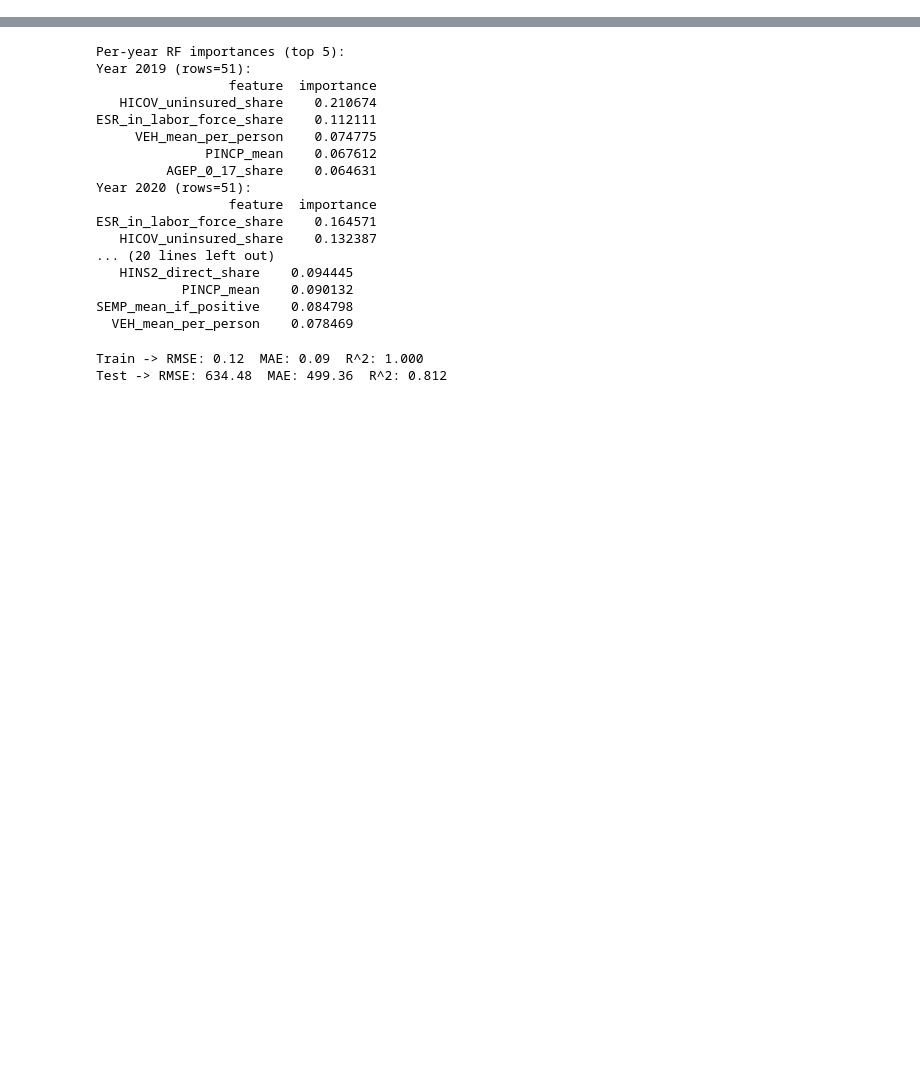
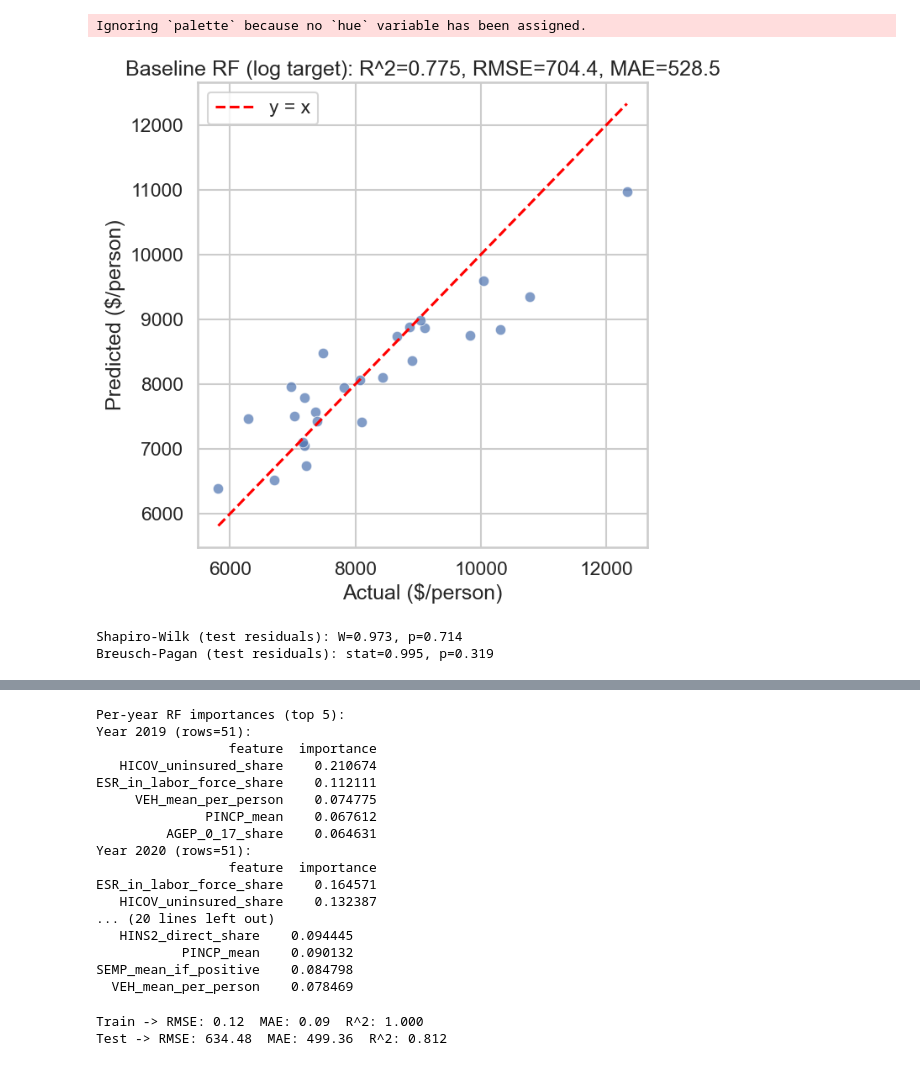
Before and after one commit to SaiShanmukEswarK/Project, a Jupyter notebook: ml_panel.ipynb, the cells around one changed output, grey strips where cells are left out. Drawn from its saved outputs; the diff is of its cells as text; code cells hidden in the pictures; blank space fills up the shorter version.

```diff
--- a/ml_panel.ipynb
+++ b/ml_panel.ipynb
@@ -279,3 +349,45 @@ else:
+# %%
+
+# Baseline RF scatter (test set, log1p target inverted to dollars)
+sns.set_theme(style="whitegrid", context="talk")
+y_test_d = np.expm1(np.array(y_test))
+y_pred_d = np.expm1(np.array(y_pred))
+rmse = root_mean_squared_error(y_test_d, y_pred_d)
+mae = mean_absolute_error(y_test_d, y_pred_d)
+r2 = r2_score(y_test_d, y_pred_d)
+plt.figure(figsize=(7,7))
+sns.scatterplot(x=y_test_d, y=y_pred_d, palette='Blues', alpha=0.7)
+lo, hi = min(y_test_d.min(), y_pred_d.min()), max(y_test_d.max(), y_pred_d.max())
+plt.plot([lo, hi], [lo, hi], color='red', linestyle='--', label='y = x')
+plt.xlabel('Actual ($/person)')
+plt.ylabel('Predicted ($/person)')
+plt.title(f'Baseline RF (log target): R^2={r2:.3f}, RMSE={rmse:,.1f}, MAE={mae:,.1f}')
+plt.legend()
+plt.tight_layout()
+plt.show()
+# %% [output]
+Ignoring `palette` because no `hue` variable has been assigned.
+[figure, added]
+# %%
+
+# Residual normality (Shapiro-Wilk) and heteroskedasticity (Breusch-Pagan)
+from scipy.stats import shapiro
+from statsmodels.stats.diagnostic import het_breuschpagan
+import statsmodels.api as sm
+
+if 'y_pred' not in globals() or 'y_test' not in globals():
+    print('Run the RF training cell first to get y_pred and y_test.')
+else:
+    test_resid = np.array(y_test) - np.array(y_pred)
+    stat, p = shapiro(test_resid)
+    print(f'Shapiro-Wilk (test residuals): W={stat:.3f}, p={p:.3g}')
+y_fitted = np.array(y_pred)
+exog = sm.add_constant(y_fitted)
+bp_stat, bp_p, _, _ = het_breuschpagan(test_resid, exog)
+print(f'Breusch-Pagan (test residuals): stat={bp_stat:.3f}, p={bp_p:.3g}')
+# %% [output]
+Shapiro-Wilk (test residuals): W=0.973, p=0.714
+Breusch-Pagan (test residuals): stat=0.995, p=0.319
 # %%
 # PART 2b: Random Forest feature importances
 
```
Also changed, not shown: parts of 9 cells of this notebook, 1 other file.
